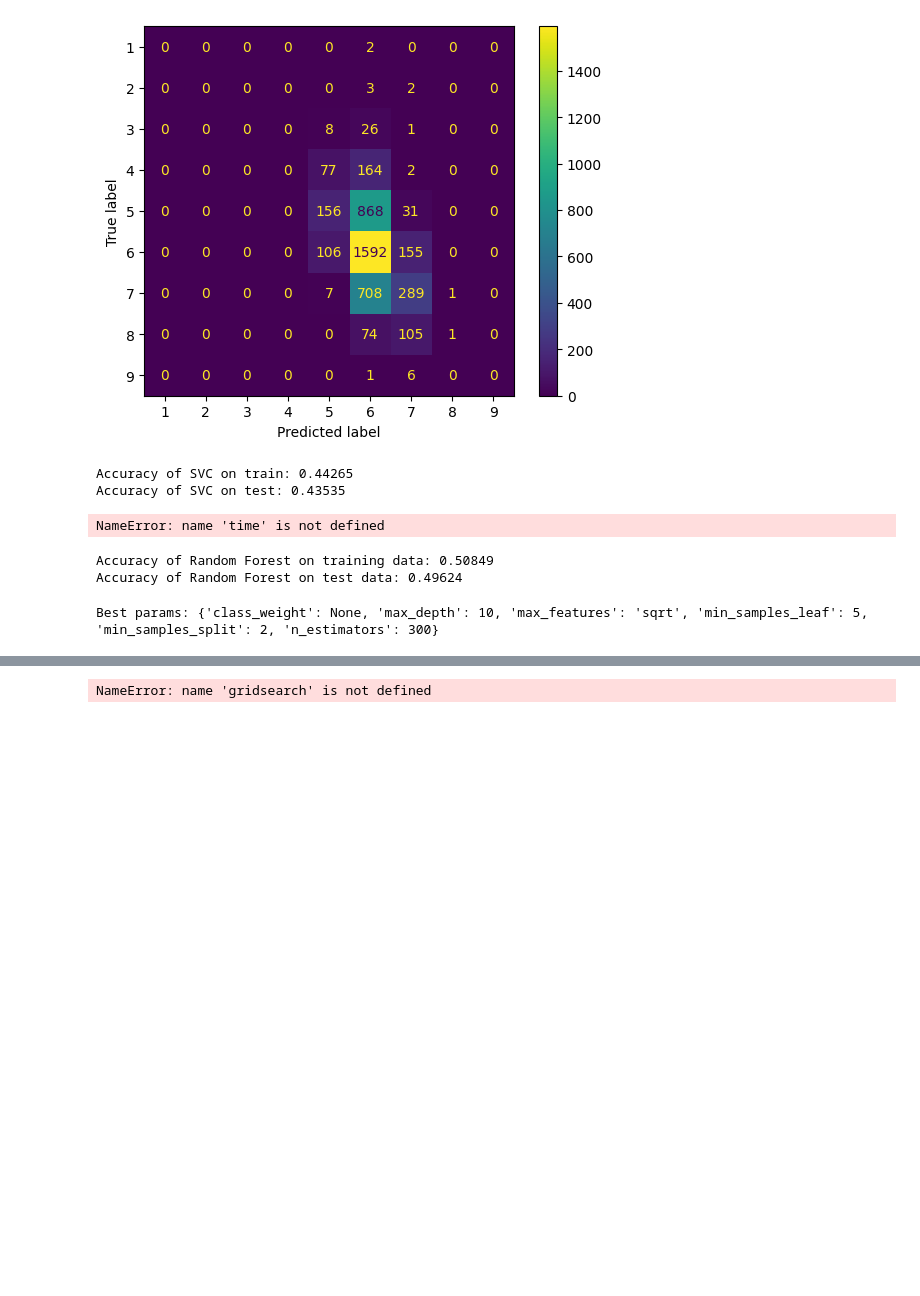
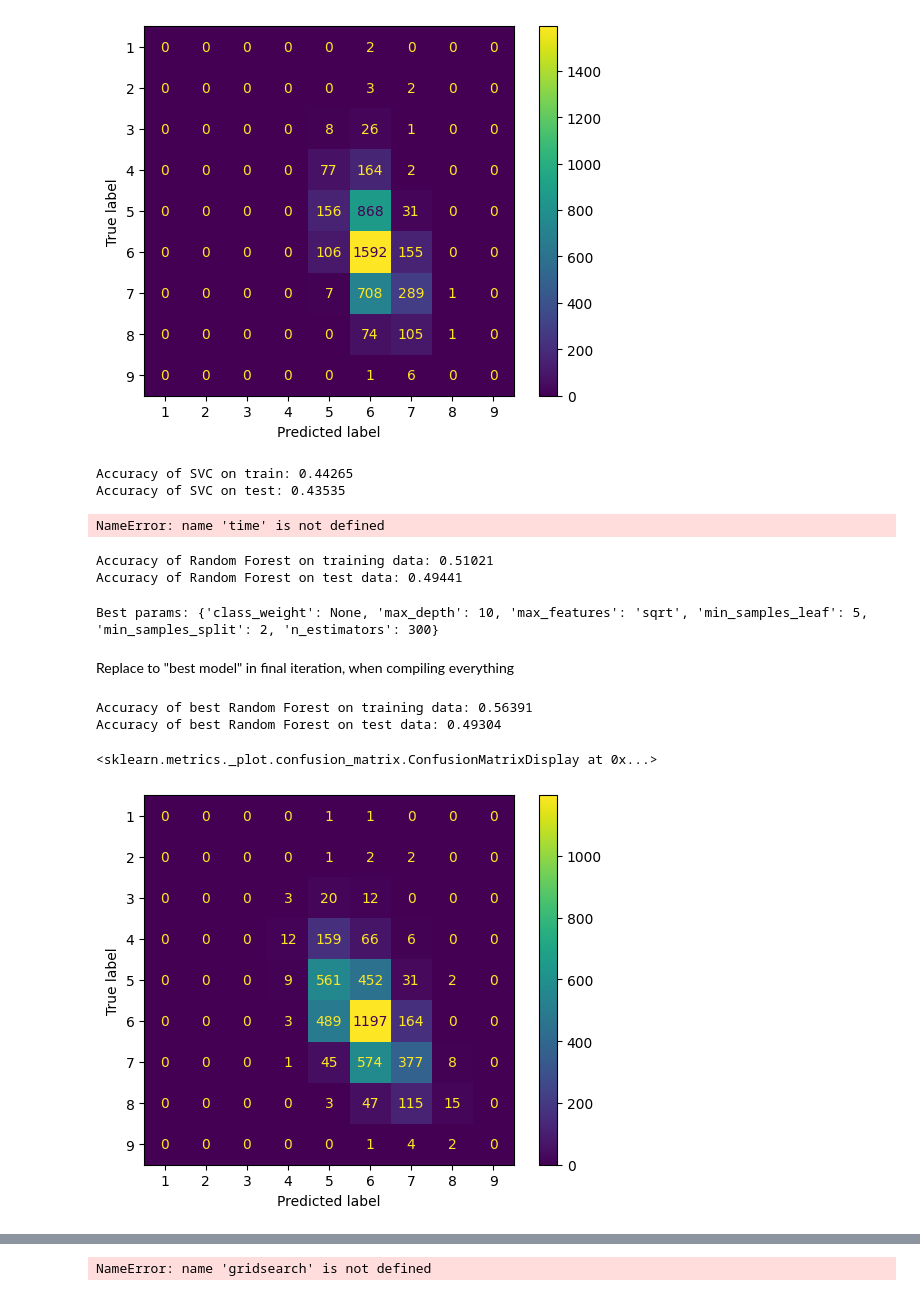
Before and after one commit to OleksandrPanasenko/BoardGamesAnalysis, a Jupyter notebook: archive/analysis.ipynb, the cells around one changed output, grey strips where cells are left out. Saved outputs shown, nothing was run; the diff lists cells and outputs as text; code cells hidden in the pictures; blank space fills up the shorter version.

```diff
--- a/archive/analysis.ipynb
+++ b/archive/analysis.ipynb
@@ -653,7 +653,7 @@ plt.show()
 knn=gridsearch.best_estimator_
 X_train=scaler.fit_transform(class_df_train.drop(["BGGId", "Name", "NumUserRatings"],axis=1))
 y_train=class_labels_train
-X_test=scaler.fit_transform(class_df_test.drop(["BGGId", "Name", "NumUserRatings"],axis=1))
+X_test=scaler.transform(class_df_test.drop(["BGGId", "Name", "NumUserRatings"],axis=1))
 y_test=class_labels_test
 knn.fit(X_train, y_train)
 print("Accuracy of KNN on training data:", round(knn.score(X_train, y_train), 5))
@@ -690,7 +690,7 @@ Accuracy of SVC on train: 0.42868
 Accuracy of SVC on test: 0.43124
 # %%
 X_train=scaler.fit_transform(class_df_train.drop(["BGGId", "Name", "NumUserRatings"],axis=1))
-X_test=scaler.fit_transform(class_df_test.drop(["BGGId", "Name", "NumUserRatings"],axis=1))
+X_test=scaler.transform(class_df_test.drop(["BGGId", "Name", "NumUserRatings"],axis=1))
 
 svc=SVC(random_state=0)
 svc.fit(X_train,y_train)
@@ -732,14 +733,14 @@ forest=RandomForestClassifier(max_depth=5)
 # %%
 X_train=scaler.fit_transform(class_df_train.drop(["BGGId", "Name", "NumUserRatings"],axis=1))
 y_train=class_labels_train
-X_test=scaler.fit_transform(class_df_test.drop(["BGGId", "Name", "NumUserRatings"],axis=1))
+X_test=scaler.transform(class_df_test.drop(["BGGId", "Name", "NumUserRatings"],axis=1))
 y_test=class_labels_test
 forest.fit(X_train, y_train)
 print("Accuracy of Random Forest on training data:", round(forest.score(X_train, y_train), 5))
 print("Accuracy of Random Forest on test data:", round(forest.score(X_test, y_test), 5))
 # %% [output]
-Accuracy of Random Forest on training data: 0.50849
-Accuracy of Random Forest on test data: 0.49624
+Accuracy of Random Forest on training data: 0.51021
+Accuracy of Random Forest on test data: 0.49441
 # %%
 param_grid = {
     'n_estimators': [100, 300, 500],
@@ -757,3 +758,22 @@ grid.fit(X_train, y_train)
 print("Best params:", grid.best_params_)
 # %% [output]
 Best params: {'class_weight': None, 'max_depth': 10, 'max_features': 'sqrt', 'min_samples_leaf': 5, 'min_samples_split': 2, 'n_estimators': 300}
+# %% [markdown]
+Replace to "best model" in final iteration, when compiling everything
+# %%
+forest_best=RandomForestClassifier(class_weight=None, max_depth=10,
+                                   max_features="sqrt", min_samples_leaf=5,
+                                   min_samples_split=2, n_estimators=300)
+forest_best.fit(X_train, y_train)
+print("Accuracy of best Random Forest on training data:", round(forest_best.score(X_train, y_train), 5))
+print("Accuracy of best Random Forest on test data:", round(forest_best.score(X_test, y_test), 5))
+# %% [output]
+Accuracy of best Random Forest on training data: 0.56391
+Accuracy of best Random Forest on test data: 0.49304
+# %%
+cm=confusion_matrix(y_test, forest_best.predict(X_test), labels=forest_best.classes_)
+disp=ConfusionMatrixDisplay(confusion_matrix=cm, display_labels=forest_best.classes_)
+disp.plot()
+# %% [output]
+<sklearn.metrics._plot.confusion_matrix.ConfusionMatrixDisplay at 0x...>
+[figure, added]
```
Also changed, not shown: parts of 39 cells of this notebook, 12 other files.
